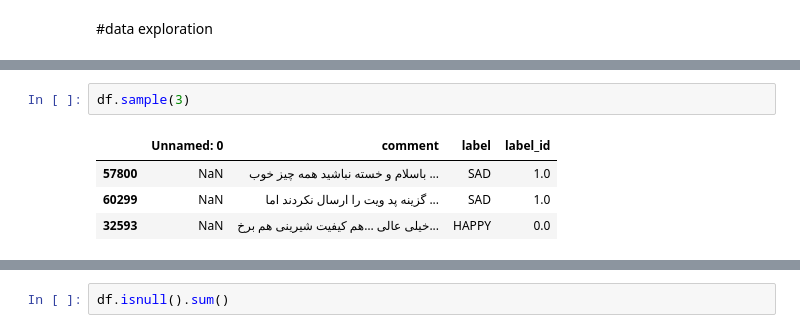
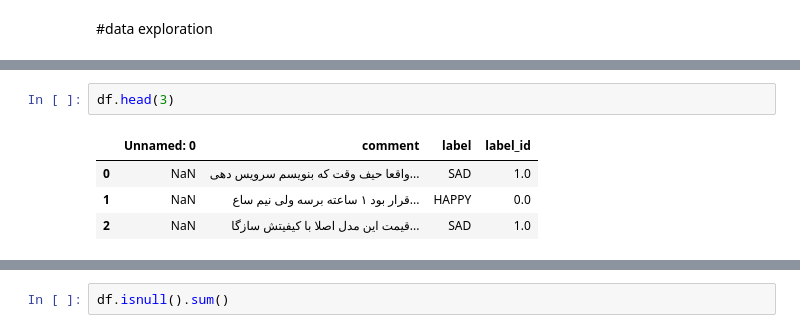
Before and after one commit to rasulnoshad/Persian-Sentiment-Analysis-Snappfood-Reviews, a Jupyter notebook: sentimentAnalysis_snappfoodReview_machineLearningMethods_V01.ipynb, the cells around one changed output, grey strips where cells are left out. Drawn from its saved outputs; the diff is of its cells as text.

```diff
--- a/sentimentAnalysis_snappfoodReview_machineLearningMethods_V01.ipynb
+++ b/sentimentAnalysis_snappfoodReview_machineLearningMethods_V01.ipynb
@@ -87,12 +87,12 @@ dtypes: float64(1), object(3)
 memory usage: 2.1+ MB
 None
 # %%
-df.sample(3)
+df.head(3)
 # %% [output]
 |  | Unnamed: 0 | comment | label | label_id |
-| 57800 | NaN | باسلام و خسته نباشید همه چیز خوب ... | SAD | 1.0 |
-| 60299 | NaN | گزینه پد ویت را ارسال نکردند اما ... | SAD | 1.0 |
-| 32593 | NaN | خیلی عالی …هم کیفیت شیرینی هم برخ... | HAPPY | 0.0 |
+| 0 | NaN | واقعا حیف وقت که بنویسم سرویس دهی... | SAD | 1.0 |
+| 1 | NaN | قرار بود ۱ ساعته برسه ولی نیم ساع... | HAPPY | 0.0 |
+| 2 | NaN | قیمت این مدل اصلا با کیفیتش سازگا... | SAD | 1.0 |
 # %%
 df.drop(df.columns[0], axis=1, inplace=True)
 df.sample(3)
```
Also changed, not shown: parts of 6 cells of this notebook.
